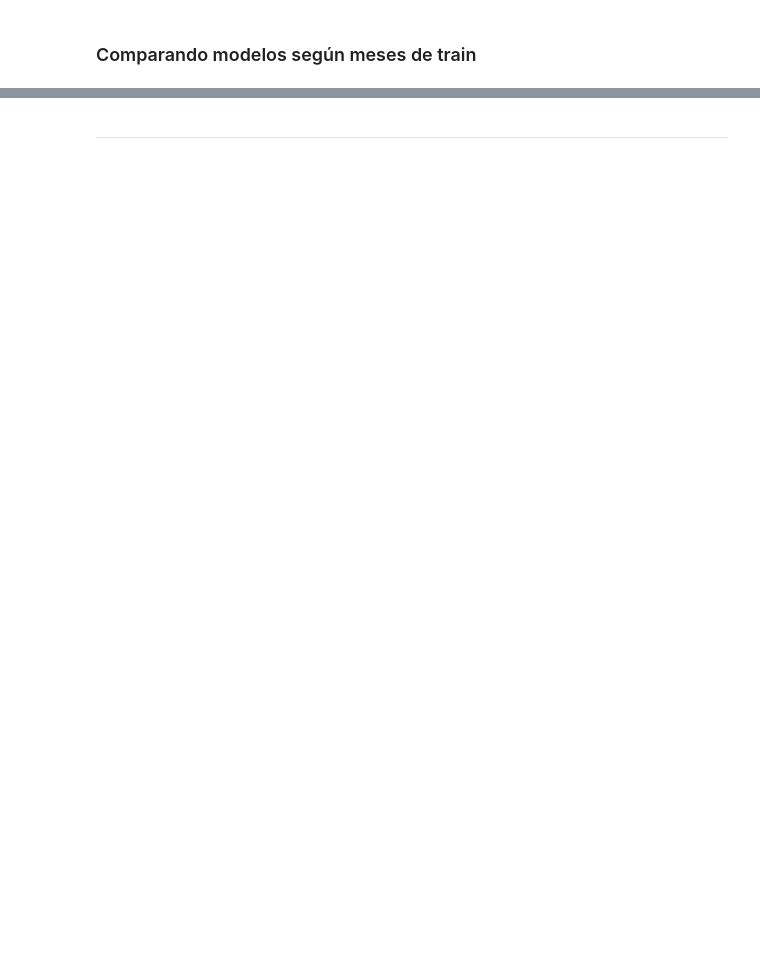
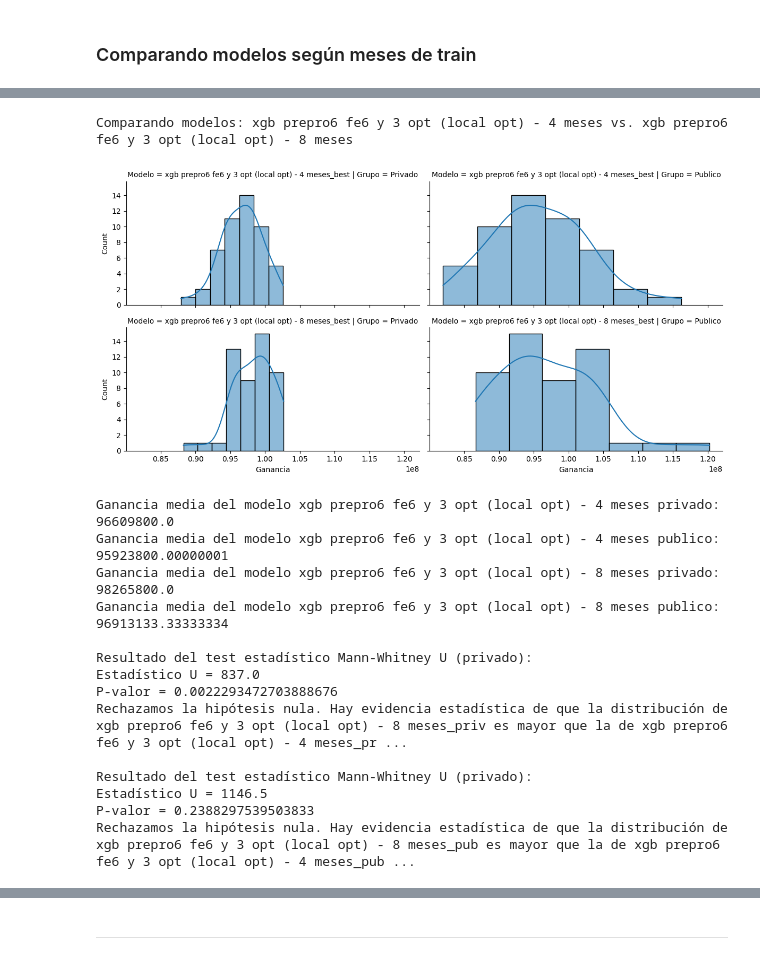
Before and after one commit to sstedoldi/dmeyf2024, a Jupyter notebook: comp_02/comp02_pipeline_comp.ipynb, the cells around one changed output, grey strips where cells are left out. Saved outputs shown, nothing was run; the diff lists cells and outputs as text; code cells hidden in the pictures; blank space fills up the shorter version.

```diff
--- a/comp_02/comp02_pipeline_comp.ipynb
+++ b/comp_02/comp02_pipeline_comp.ipynb
@@ -711,9 +768,26 @@ plot_comparisons_on_kaggle_split(model_a, fpri_best_xgb_pr6_fe6_tr3, fpub_best_x
 # %%
-model_a = "xgb prepro6 fe6 y 3 opt (local opt) - 6 meses"
+model_a = "xgb prepro6 fe6 y 3 opt (local opt) - 4 meses"
 model_b = "xgb prepro6 fe6 y 3 opt (local opt) - 8 meses"
 
-plot_comparisons_on_kaggle_split(model_a, fpri_best_xgb_pr6_fe6_6m, fpub_best_xgb_pr6_fe6_6m,
+plot_comparisons_on_kaggle_split(model_a, fpri_best_xgb_pr6_fe6_tr3, fpub_best_xgb_pr6_fe6_tr3,
                                 model_b, fpri_best_xgb_pr6_fe6_8m, fpub_best_xgb_pr6_fe6_8m)
+# %% [output]
+Comparando modelos: xgb prepro6 fe6 y 3 opt (local opt) - 4 meses vs. xgb prepro6 fe6 y 3 opt (local opt) - 8 meses
+[figure, added]
+Ganancia media del modelo xgb prepro6 fe6 y 3 opt (local opt) - 4 meses privado: 96609800.0
+Ganancia media del modelo xgb prepro6 fe6 y 3 opt (local opt) - 4 meses publico: 95923800.00000001
+Ganancia media del modelo xgb prepro6 fe6 y 3 opt (local opt) - 8 meses privado: 98265800.0
+Ganancia media del modelo xgb prepro6 fe6 y 3 opt (local opt) - 8 meses publico: 96913133.33333334
+
+Resultado del test estadístico Mann-Whitney U (privado):
+Estadístico U = 837.0
+P-valor = 0.0022293472703888676
+Rechazamos la hipótesis nula. Hay evidencia estadística de que la distribución de xgb prepro6 fe6 y 3 opt (local opt) - 8 meses_priv es mayor que la de xgb prepro6 fe6 y 3 opt (local opt) - 4 meses_pr ...
+
+Resultado del test estadístico Mann-Whitney U (privado):
+Estadístico U = 1146.5
+P-valor = 0.2388297539503833
+Rechazamos la hipótesis nula. Hay evidencia estadística de que la distribución de xgb prepro6 fe6 y 3 opt (local opt) - 8 meses_pub es mayor que la de xgb prepro6 fe6 y 3 opt (local opt) - 4 meses_pub ...
 # %%
 model_a = "xgb prepro6 fe6 y 3 opt (local opt) - 8 meses"
 model_b = "xgb prepro6 fe6 y 3 opt (local opt) - 10 meses"
```
Also changed, not shown: parts of 24 cells of this notebook.
